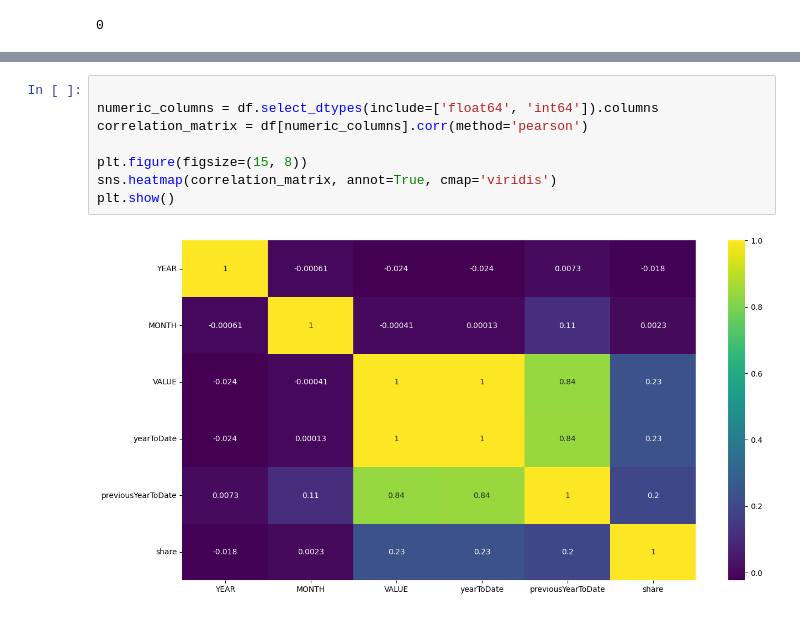
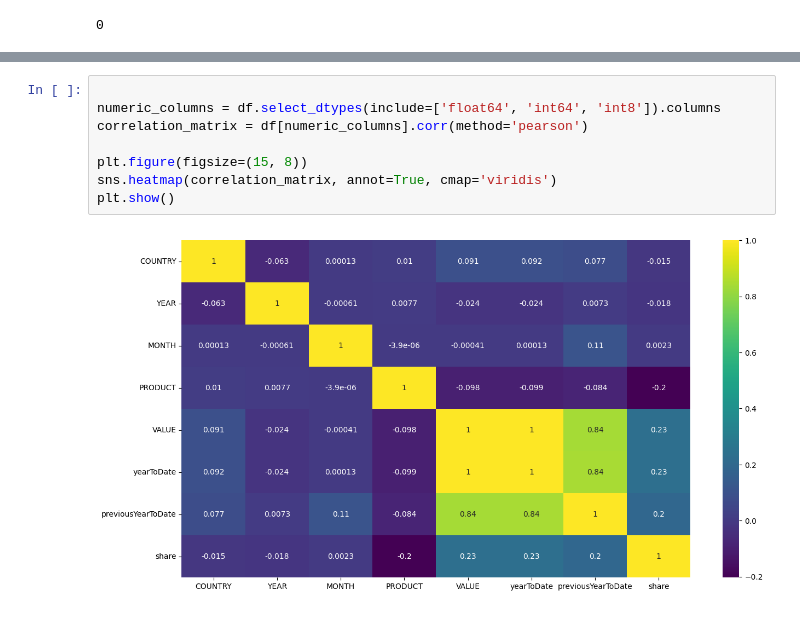
Before and after one commit to ibranbhan/DataScienceProject_electricity_production, a Jupyter notebook: final.ipynb, the cells around one changed output, grey strips where cells are left out. Saved outputs shown, nothing was run; the diff lists cells and outputs as text.

```diff
--- a/final.ipynb
+++ b/final.ipynb
@@ -243,10 +278,10 @@ df.head()
 # %%
 
-numeric_columns = df.select_dtypes(include=['float64', 'int64']).columns
+numeric_columns = df.select_dtypes(include=['float64', 'int64', 'int8']).columns
 correlation_matrix = df[numeric_columns].corr(method='pearson')
 
 plt.figure(figsize=(15, 8))
 sns.heatmap(correlation_matrix, annot=True, cmap='viridis')
 plt.show()
 # %% [output]
-[figure, old version]
+[figure, new version]
```
Also changed, not shown: parts of 26 cells of this notebook.
